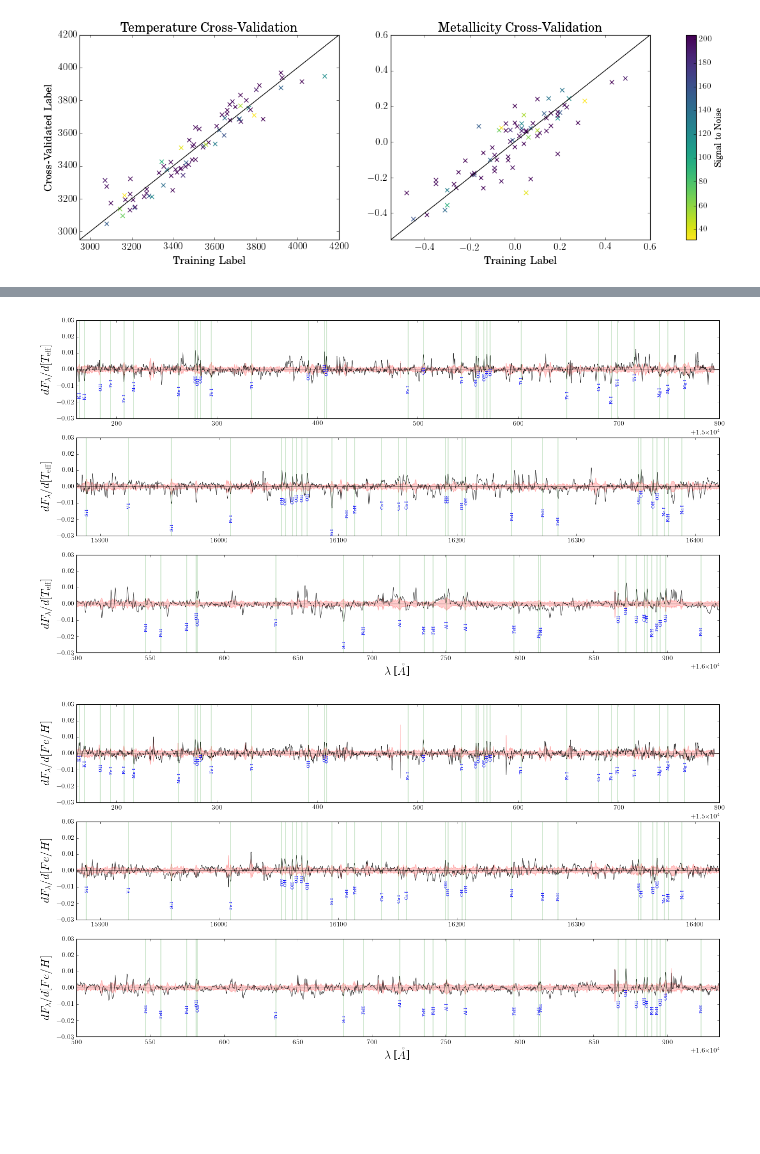
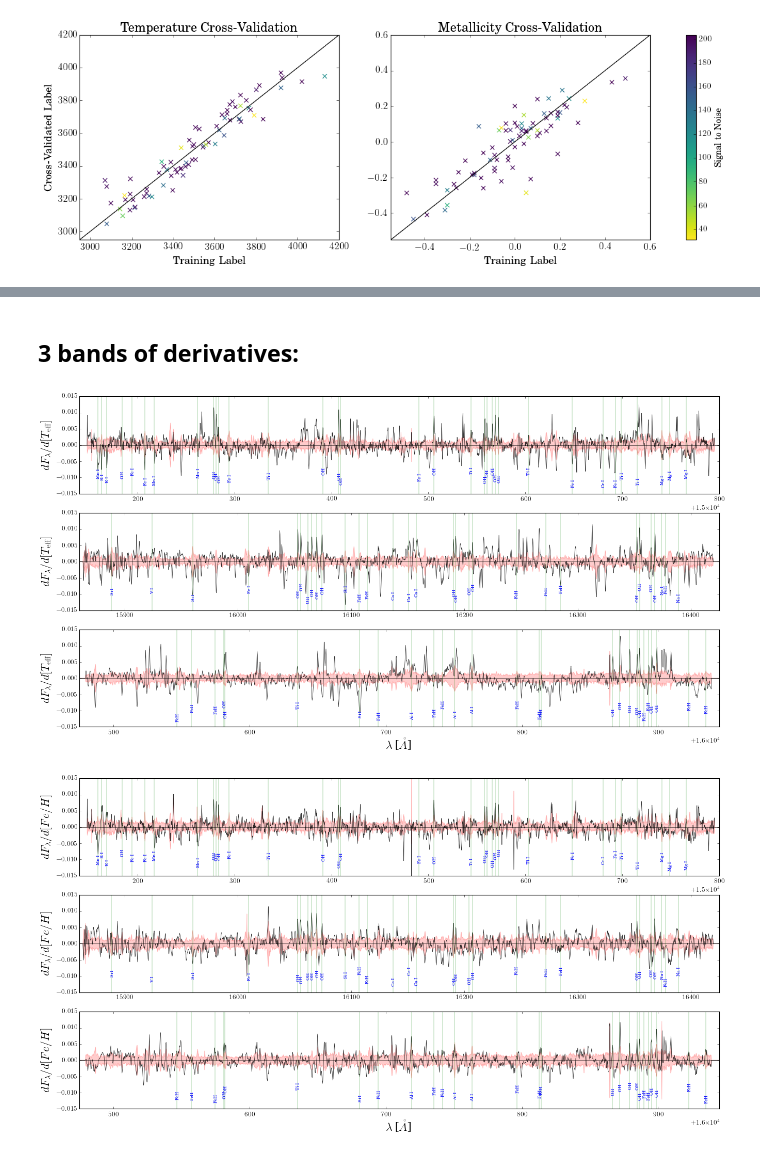
Before and after one commit to jbirky/Mdwarf_project, a Jupyter notebook: cannon_runs/bonus_run_cannon.ipynb, the cells around one changed output, grey strips where cells are left out. Saved outputs shown, nothing was run; the diff lists cells and outputs as text; code cells hidden in the pictures; blank space fills up the shorter version.

Commit message:
line searching

```diff
--- a/cannon_runs/bonus_run_cannon.ipynb
+++ b/cannon_runs/bonus_run_cannon.ipynb
@@ -34,6 +35,11 @@ wave = ap.rvShift(wl, rv=-80)
 ds = dataset.Dataset(wave, tr_ID, tr_flux, tr_ivar, tr_label, tr_ID, tr_flux, tr_ivar)
 ds.set_label_names(['T_{eff}', '[Fe/H]'])
 ds.tr_label.shape, ds.tr_ID.shape, ds.tr_flux.shape, ds.tr_ivar.shape
+
+bands = [[15140,15800],[15860,16425],[16475,16945]]
+pbands = [np.where((ds.wl > bands[0][0]) & (ds.wl < bands[0][1]))[0], \
+    np.where((ds.wl > bands[1][0]) & (ds.wl < bands[1][1]))[0], \
+    np.where((ds.wl > bands[2][0]) & (ds.wl < bands[2][1]))[0]]
 # %% [output]
 This is the right version
 Loading spectra from directory /home/jess/Desktop/Research/apogee_data/training_sets/mann_bonus/
@@ -169,9 +344,6 @@ jack_err_fe_h = np.array([jackknife(4,m) for m in range(npix)])
+# %% [markdown]
+## 3 bands of derivatives:
 # %%
-bands = [[15160,15800],[15880,16420],[16500,16935]]
-pbands = [np.where((ds.wl > bands[0][0]) & (ds.wl < bands[0][1]))[0], \
-    np.where((ds.wl > bands[1][0]) & (ds.wl < bands[1][1]))[0], \
-    np.where((ds.wl > bands[2][0]) & (ds.wl < bands[2][1]))[0]]
-
 k = 3
 wave = ds.wl
 flux = md.coeffs.T[k]
@@ -189,49 +361,42 @@ ax2.fill_between(ds.wl, -jack_err_teff, jack_err_teff, alpha=.2, color='r')
 ax2.axhline(y=0, color='k', alpha=.5)
 ax2.set_ylabel(r'$dF_{\lambda}/d[T_{\rm eff}]$', fontsize=20)
 ax2.set_xlim(bands[1])
 
 ax3.plot(ds.wl[pbands[2]], md.coeffs.T[k][pbands[2]], color='k', alpha=.8, linewidth=.7)
 ax3.fill_between(ds.wl, -jack_err_teff, jack_err_teff, alpha=.2, color='r')
 ax3.axhline(y=0, color='k', alpha=.5)
 ax3.set_ylabel(r'$dF_{\lambda}/d[T_{\rm eff}]$', fontsize=20)
 ax3.set_xlabel(r'$\lambda$ [$\mathring{A}$]', fontsize=20)
 ax3.set_xlim(bands[2])
 
 xrange = [ds.wl[0], ds.wl[1]]
 yrange = [min(md.coeffs.T[k]), max(md.coeffs.T[k])]
 
 for lines in line_names:
     for feature in line_list[lines]:
 
         # determine position of the line and label based on pixel of the spectrum
         xpos = min(wave, key=lambda x:abs(x - feature))
         index = list(wave).index(xpos)
         ypos = flux[index]
-        plot_ypos_min = (ypos - yrange[0] +1)/(yrange[1] - yrange[0])
-        plot_ypos_max = (ypos - yrange[0] -1)/(yrange[1] - yrange[0])
 
         if (feature >= bands[0][0]) & (feature <= bands[0][1]):
-            ax1.axvline(x=feature, ymin=plot_ypos_min, ymax=plot_ypos_max, linewidth=.3, color='g')
-            ax1.text(feature, ypos-.01, lines, rotation=90, ha='center', color='b', fontsize=8)
+            ax1.axvline(x=feature, ymin=-1, ymax=1, linewidth=.3, color='g')
+            ax1.text(feature, -.01+np.random.uniform(-.002,.002), lines, rotation=90, ha='center', color='b', fontsize=8)
 
         elif (feature >= bands[1][0]) & (feature <= bands[1][1]):
-            ax2.axvline(x=feature, ymin=plot_ypos_min, ymax=plot_ypos_max, linewidth=.3, color='g')
-            ax2.text(feature, ypos-.015, lines, rotation=90, ha='center', color='b', fontsize=8)
+            ax2.axvline(x=feature, ymin=-1, ymax=1, linewidth=.3, color='g')
+            ax2.text(feature, -.01+np.random.uniform(-.002,.002), lines, rotation=90, ha='center', color='b', fontsize=8)
 
         elif (feature >= bands[2][0]) & (feature <= bands[2][1]):
-            ax3.axvline(x=feature, ymin=plot_ypos_min, ymax=plot_ypos_max, linewidth=.3, color='g')
-            ax3.text(feature, ypos-.015, lines, rotation=90, ha='center', color='b', fontsize=8)
+            ax3.axvline(x=feature, ymin=-1, ymax=1, linewidth=.3, color='g')
+            ax3.text(feature, -.01+np.random.uniform(-.002,.002), lines, rotation=90, ha='center', color='b', fontsize=8)
 
-plt.ylim(-.03,.03)
+plt.ylim(-.015,.015)
 plt.show()
 # %% [output]
-[figure, old version]
+[figure, new version]
 # %%
-bands = [[15160,15800],[15880,16420],[16500,16935]]
-pbands = [np.where((ds.wl > bands[0][0]) & (ds.wl < bands[0][1]))[0], \
-    np.where((ds.wl > bands[1][0]) & (ds.wl < bands[1][1]))[0], \
-    np.where((ds.wl > bands[2][0]) & (ds.wl < bands[2][1]))[0]]
-
 k = 4
 wave = ds.wl
 flux = md.coeffs.T[k]
@@ -245,13 +410,13 @@ ax1.set_ylabel(r'$dF_{\lambda}/d[Fe/H]$', fontsize=20)
 ax1.set_xlim(bands[0])
 
 ax2.plot(ds.wl[pbands[1]], md.coeffs.T[k][pbands[1]], color='k', alpha=.8, linewidth=.7)
-ax2.fill_between(ds.wl, -jack_err_teff, jack_err_fe_h, alpha=.2, color='r')
+ax2.fill_between(ds.wl, -jack_err_fe_h, jack_err_fe_h, alpha=.2, color='r')
 ax2.axhline(y=0, color='k', alpha=.5)
 ax2.set_ylabel(r'$dF_{\lambda}/d[Fe/H]$', fontsize=20)
 ax2.set_xlim(bands[1])
 
 ax3.plot(ds.wl[pbands[2]], md.coeffs.T[k][pbands[2]], color='k', alpha=.8, linewidth=.7)
-ax3.fill_between(ds.wl, -jack_err_teff, jack_err_fe_h, alpha=.2, color='r')
+ax3.fill_between(ds.wl, -jack_err_fe_h, jack_err_fe_h, alpha=.2, color='r')
 ax3.axhline(y=0, color='k', alpha=.5)
 ax3.set_ylabel(r'$dF_{\lambda}/d[Fe/H]$', fontsize=20)
 ax3.set_xlabel(r'$\lambda$ [$\mathring{A}$]', fontsize=20)
@@ -267,22 +432,20 @@ for lines in line_names:
         xpos = min(wave, key=lambda x:abs(x - feature))
         index = list(wave).index(xpos)
         ypos = flux[index]
-        plot_ypos_min = (ypos - yrange[0] +1)/(yrange[1] - yrange[0])
-        plot_ypos_max = (ypos - yrange[0] -1)/(yrange[1] - yrange[0])
 
         if (feature >= bands[0][0]) & (feature <= bands[0][1]):
-            ax1.axvline(x=feature, ymin=plot_ypos_min, ymax=plot_ypos_max, linewidth=.3, color='g')
-            ax1.text(feature, ypos-.01, lines, rotation=90, ha='center', color='b', fontsize=8)
+            ax1.axvline(x=feature, ymin=-1, ymax=1, linewidth=.3, color='g')
+            ax1.text(feature, -.01+np.random.uniform(-.002,.002), lines, rotation=90, ha='center', color='b', fontsize=8)
 
         elif (feature >= bands[1][0]) & (feature <= bands[1][1]):
-            ax2.axvline(x=feature, ymin=plot_ypos_min, ymax=plot_ypos_max, linewidth=.3, color='g')
-            ax2.text(feature, ypos-.015, lines, rotation=90, ha='center', color='b', fontsize=8)
+            ax2.axvline(x=feature, ymin=-1, ymax=1, linewidth=.3, color='g')
+            ax2.text(feature, -.01+np.random.uniform(-.002,.002), lines, rotation=90, ha='center', color='b', fontsize=8)
 
         elif (feature >= bands[2][0]) & (feature <= bands[2][1]):
-            ax3.axvline(x=feature, ymin=plot_ypos_min, ymax=plot_ypos_max, linewidth=.3, color='g')
-            ax3.text(feature, ypos-.015, lines, rotation=90, ha='center', color='b', fontsize=8)
+            ax3.axvline(x=feature, ymin=-1, ymax=1, linewidth=.3, color='g')
+            ax3.text(feature, -.01+np.random.uniform(-.002,.002), lines, rotation=90, ha='center', color='b', fontsize=8)
 
-plt.ylim(-.03,.03)
+plt.ylim(-.015,.015)
 plt.show()
 # %% [output]
-[figure, old version]
+[figure, new version]
```
Also changed, not shown: parts of 11 cells of this notebook.
